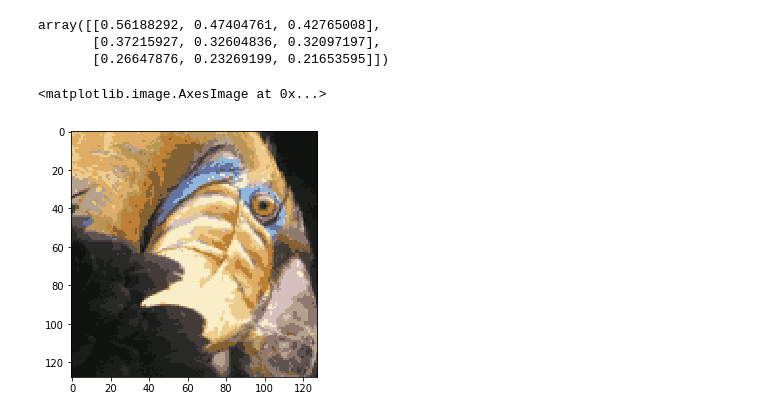
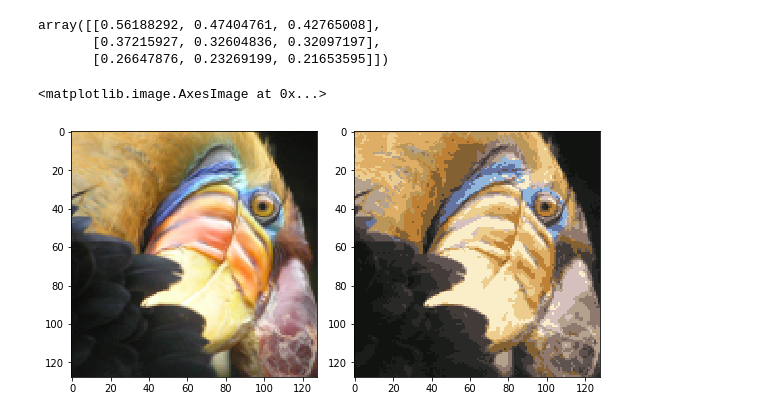
Before and after one commit to yuhao1118/ML_Study, a Jupyter notebook: K Means/Image Compress 1.ipynb, the cells around one changed output. Drawn from its saved outputs; the diff is of its cells as text; code cells hidden in the pictures.

```diff
--- a/K Means/Image Compress 1.ipynb
+++ b/K Means/Image Compress 1.ipynb
@@ -95,8 +96,12 @@ array([[0.56188292, 0.47404761, 0.42765008],
 # %%
 compressed_img = centroids[c_indices] # pixels map to 16 different colour (clusters)
 compressed_img = compressed_img.reshape(data.shape)
-# %%
-io.imshow(compressed_img)
-# %% [output]
-<matplotlib.image.AxesImage at 0x...>
-[figure, removed]
+# %%
+plt.subplots(figsize=(8,8))
+plt.subplot(121)
+io.imshow(data)
+plt.subplot(122)
+io.imshow(compressed_img)
+# %% [output]
+<matplotlib.image.AxesImage at 0x...>
+[figure, added]
```
Also changed, not shown: parts of 1 cell of this notebook, 4 other files.
